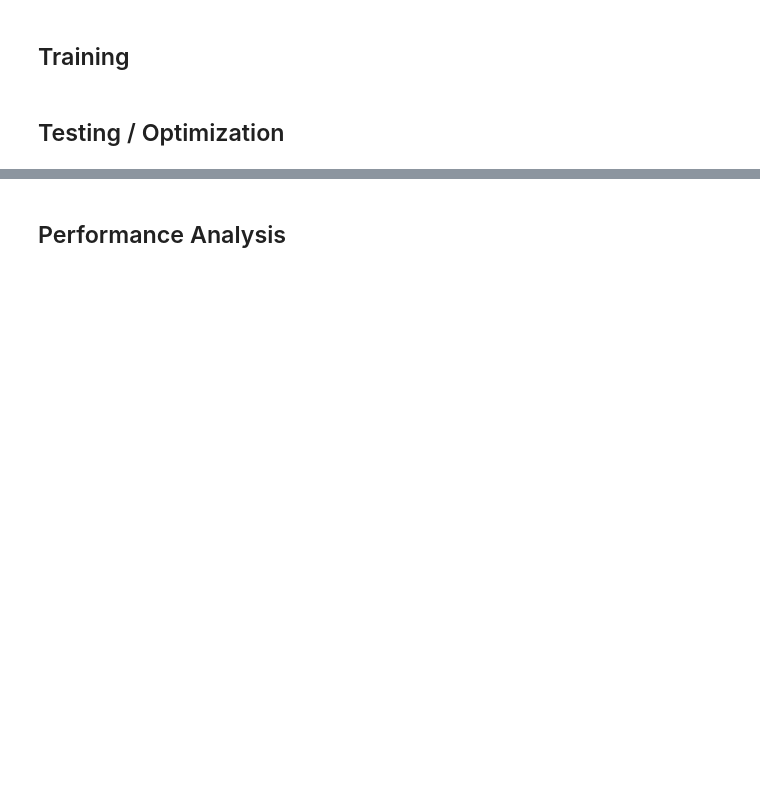
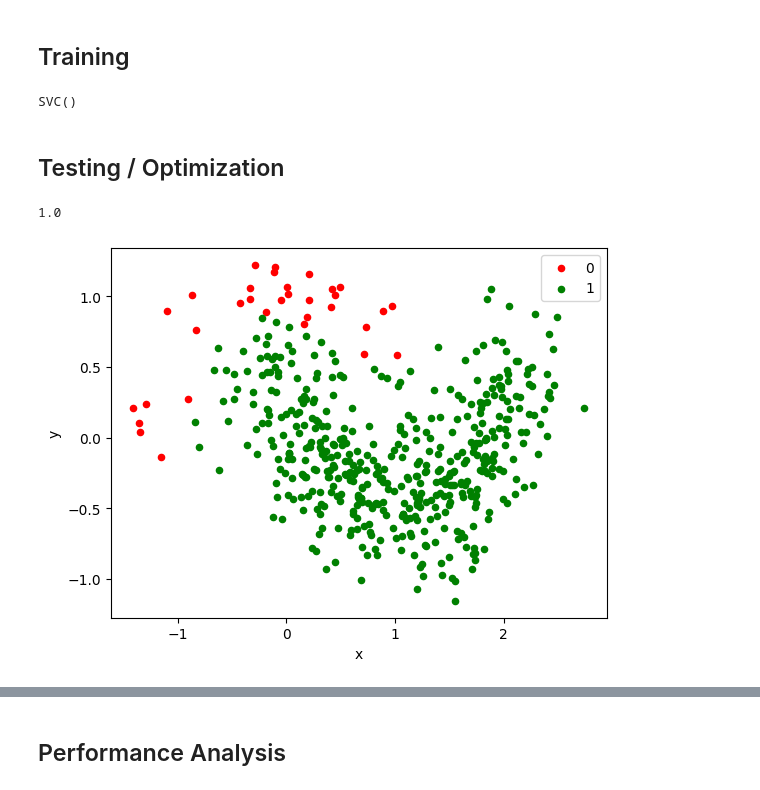
Before and after one commit to shengbinya/MDST-Tutorial-Redesign, a Jupyter notebook: Optional Challenges/ML Focus/ml_challenge.ipynb, the cells around one changed output, grey strips where cells are left out. Drawn from its saved outputs; the diff is of its cells as text; code cells hidden in the pictures; blank space fills up the shorter version.

```diff
--- a/Optional Challenges/ML Focus/ml_challenge.ipynb
+++ b/Optional Challenges/ML Focus/ml_challenge.ipynb
@@ -26,4 +42,29 @@ AttributeError: 'numpy.ndarray' object has no attribute 'show'
 # %% [markdown]
 ## Training
+# %%
+
+X_train, X_test, y_train, y_test = train_test_split(X, Y, test_size=.2, random_state=0)
+from sklearn.svm import SVC
+model = SVC()
+model.fit(X_train, y_train)
+# %% [output]
+SVC()
 # %% [markdown]
 ## Testing / Optimization
+# %%
+# test using the test set
+y_pred = model.predict(X_test)
+model.score(X_test, y_pred)
+# %% [output]
+1.0
+# %%
+# Could also plot out
+df = pd.DataFrame(dict(x=X[:,0], y=X[:,1], label=model.predict(X)))
+color = {0:"red", 1:"green"}
+fig, ax = plt.subplots()
+class_group = df.groupby("label")
+for classification, group in class_group:
+    group.plot(ax=ax, kind="scatter", x="x", y="y", label=classification, color=color[classification])
+plt.show()
+# %% [output]
+[figure, added]
```
Also changed, not shown: parts of 7 cells of this notebook.
